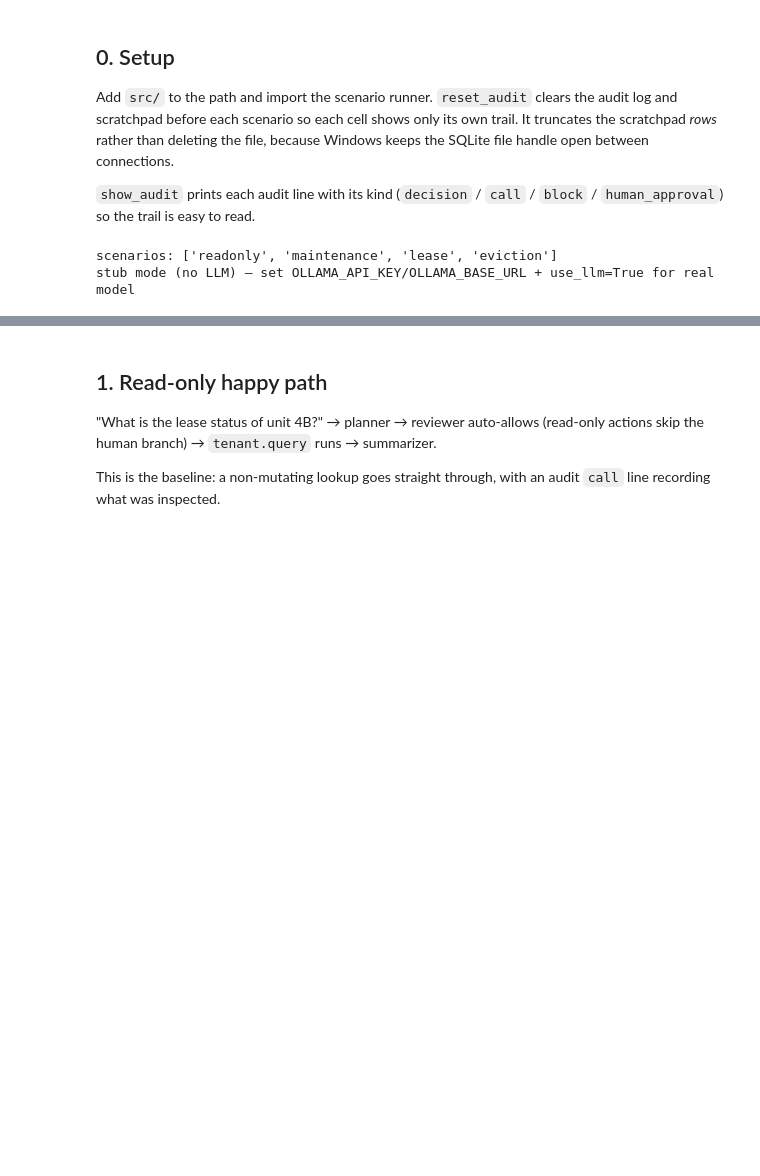
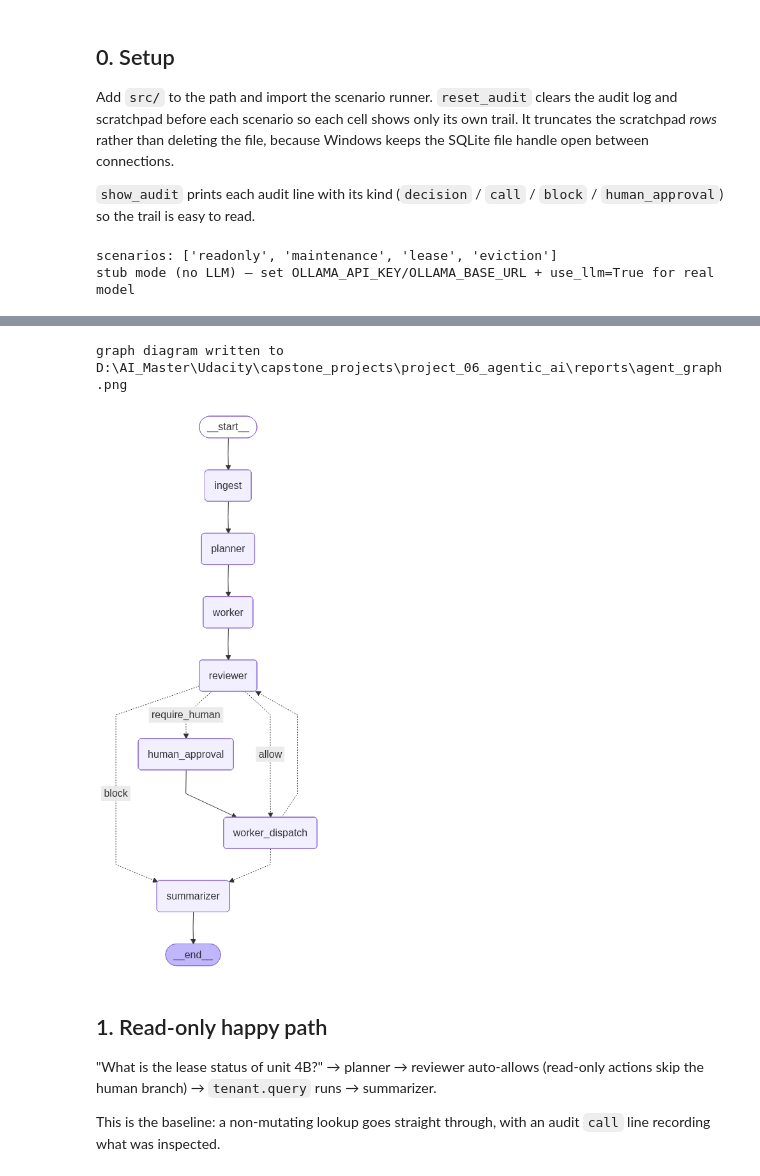
Before and after one commit to Soliman2020/master_capstone_06, a Jupyter notebook: notebooks/agentic_system.ipynb, the cells around one changed output, grey strips where cells are left out. Cells and saved outputs as stored; diff of their text form; code cells hidden in the pictures; blank space fills up the shorter version.

Commit message:
Added the architecture diagram.

```diff
--- a/notebooks/agentic_system.ipynb
+++ b/notebooks/agentic_system.ipynb
@@ -75,3 +86,17 @@ stub mode (no LLM) — set OLLAMA_API_KEY/OLLAMA_BASE_URL + use_llm=True for rea
+# %%
+from IPython.display import Image, display
+from app import build_system
+
+# Render the compiled graph to reports/agent_graph.png and show it inline.
+graph_img = build_system(use_llm=False).graph.get_graph().draw_mermaid_png()
+graph_path = DATA_DIR.parent / 'reports' / 'agent_graph.png'
+graph_path.parent.mkdir(exist_ok=True)
+graph_path.write_bytes(graph_img)
+print('graph diagram written to', graph_path)
+display(Image(filename=str(graph_path)))
+# %% [output]
+graph diagram written to D:\AI_Master\Udacity\capstone_projects\project_06_agentic_ai\reports\agent_graph.png
+[figure, added]
 # %% [markdown]
 ## 1. Read-only happy path
 
```
Also changed, not shown: parts of 5 cells of this notebook.
